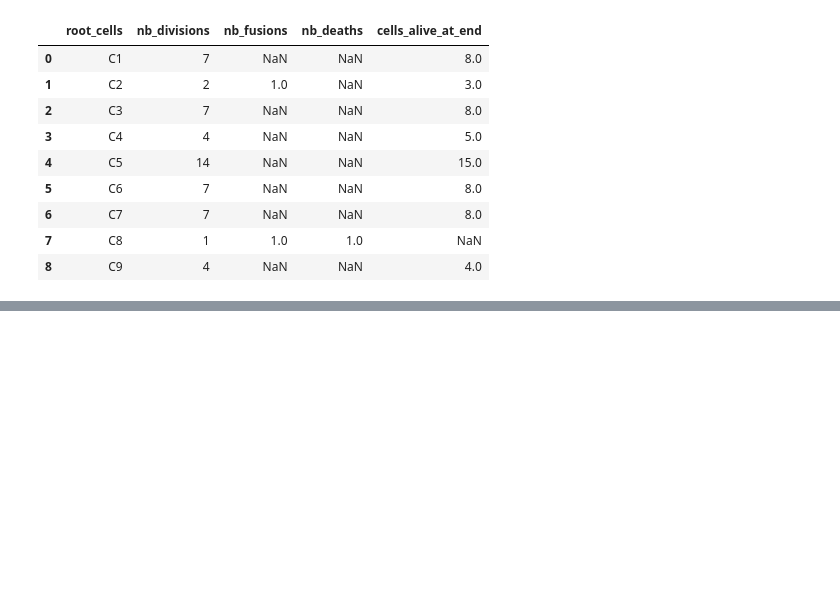
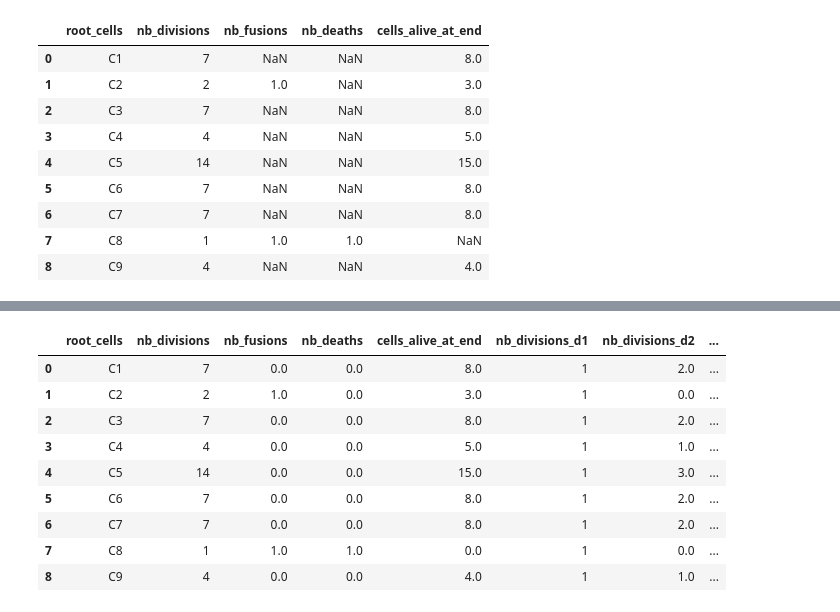
Before and after one commit to Valentin-Molina/ecn_radiobiology, a Jupyter notebook: notebook/Noe_cell_lineage.ipynb, the cells around one changed output, grey strips where cells are left out. Saved outputs shown, nothing was run; the diff lists cells and outputs as text; code cells hidden in the pictures; blank space fills up the shorter version.

```diff
--- a/notebook/Noe_cell_lineage.ipynb
+++ b/notebook/Noe_cell_lineage.ipynb
@@ -158,0 +229,14 @@ features
+# %%
+features['proba_cell_alive'] = features.cells_alive_at_end / (features.nb_divisions + 1)
+features
+# %% [output]
+|  | root_cells | nb_divisions | nb_fusions | nb_deaths | cells_alive_at_end | nb_divisions_d1 | nb_divisions_d2 | ... |
+| 0 | C1 | 7 | 0.0 | 0.0 | 8.0 | 1 | 2.0 | ... |
+| 1 | C2 | 2 | 1.0 | 0.0 | 3.0 | 1 | 0.0 | ... |
+| 2 | C3 | 7 | 0.0 | 0.0 | 8.0 | 1 | 2.0 | ... |
+| 3 | C4 | 4 | 0.0 | 0.0 | 5.0 | 1 | 1.0 | ... |
+| 4 | C5 | 14 | 0.0 | 0.0 | 15.0 | 1 | 3.0 | ... |
+| 5 | C6 | 7 | 0.0 | 0.0 | 8.0 | 1 | 2.0 | ... |
+| 6 | C7 | 7 | 0.0 | 0.0 | 8.0 | 1 | 2.0 | ... |
+| 7 | C8 | 1 | 1.0 | 1.0 | 0.0 | 1 | 0.0 | ... |
+| 8 | C9 | 4 | 0.0 | 0.0 | 4.0 | 1 | 1.0 | ... |
```
Also changed, not shown: parts of 9 cells of this notebook.
